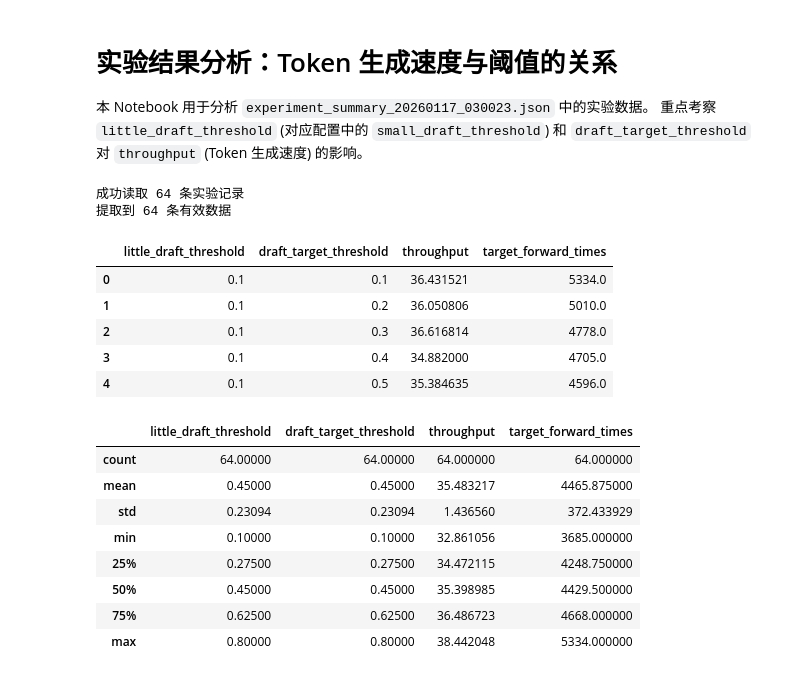
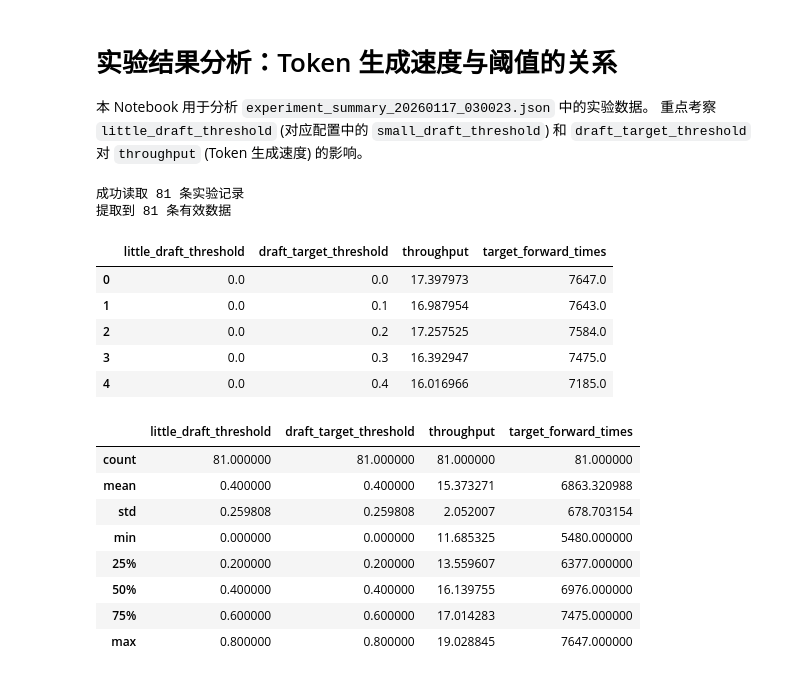
Before and after one commit to Nanji-Huaji/DuoDecoding, a Jupyter notebook: plot_thresholds_20260117.ipynb, the cells around one changed output. Saved outputs shown, nothing was run; the diff lists cells and outputs as text; code cells hidden in the pictures.

```diff
--- a/plot_thresholds_20260117.ipynb
+++ b/plot_thresholds_20260117.ipynb
@@ -15,7 +15,7 @@ plt.rcParams['font.sans-serif'] = ['SimHei', 'DejaVu Sans'] # 尝试支持中文
 plt.rcParams['axes.unicode_minus'] = False # 解决负号显示问题
 # %%
 # 读取数据
-file_path = "experiment_summary_20260117_030023.json"
+file_path = "experiment_summary_20260121_225503.json"
 
 try:
     with open(file_path, "r", encoding="utf-8") as f:
@@ -29,48 +29,48 @@ except FileNotFoundError:
 extracted_data = []
 for entry in data:
     config = entry.get("config", {})
     result = entry.get("result", {})
 
     # 提取阈值和吞吐量、目标模型前向传播次数
     # 注意：根据之前的观察，little_draft_threshold 在 config 中对应的键可能是 "small_draft_threshold"
     little_draft_thresh = config.get("small_draft_threshold")
     draft_target_thresh = config.get("draft_target_threshold")
     throughput = result.get("throughput")
     target_forward_times = result.get("target_forward_times")
 
     if little_draft_thresh is not None and draft_target_thresh is not None and throughput is not None:
         extracted_data.append({
             "little_draft_threshold": float(little_draft_thresh),
             "draft_target_threshold": float(draft_target_thresh),
             "throughput": float(throughput),
             "target_forward_times": float(target_forward_times) if target_forward_times is not None else None
         })
 
 # 创建 DataFrame
 df = pd.DataFrame(extracted_data)
 
 # 显示前几行
 print(f"提取到 {len(df)} 条有效数据")
 display(df.head())
 display(df.describe())
 # %% [output]
-成功读取 64 条实验记录
-提取到 64 条有效数据
+成功读取 81 条实验记录
+提取到 81 条有效数据
 |  | little_draft_threshold | draft_target_threshold | throughput | target_forward_times |
-| 0 | 0.1 | 0.1 | 36.431521 | 5334.0 |
-| 1 | 0.1 | 0.2 | 36.050806 | 5010.0 |
-| 2 | 0.1 | 0.3 | 36.616814 | 4778.0 |
-| 3 | 0.1 | 0.4 | 34.882000 | 4705.0 |
-| 4 | 0.1 | 0.5 | 35.384635 | 4596.0 |
+| 0 | 0.0 | 0.0 | 17.397973 | 7647.0 |
+| 1 | 0.0 | 0.1 | 16.987954 | 7643.0 |
+| 2 | 0.0 | 0.2 | 17.257525 | 7584.0 |
+| 3 | 0.0 | 0.3 | 16.392947 | 7475.0 |
+| 4 | 0.0 | 0.4 | 16.016966 | 7185.0 |
 |  | little_draft_threshold | draft_target_threshold | throughput | target_forward_times |
-| count | 64.00000 | 64.00000 | 64.000000 | 64.000000 |
-| mean | 0.45000 | 0.45000 | 35.483217 | 4465.875000 |
-| std | 0.23094 | 0.23094 | 1.436560 | 372.433929 |
-| min | 0.10000 | 0.10000 | 32.861056 | 3685.000000 |
-| 25% | 0.27500 | 0.27500 | 34.472115 | 4248.750000 |
-| 50% | 0.45000 | 0.45000 | 35.398985 | 4429.500000 |
-| 75% | 0.62500 | 0.62500 | 36.486723 | 4668.000000 |
-| max | 0.80000 | 0.80000 | 38.442048 | 5334.000000 |
+| count | 81.000000 | 81.000000 | 81.000000 | 81.000000 |
+| mean | 0.400000 | 0.400000 | 15.373271 | 6863.320988 |
+| std | 0.259808 | 0.259808 | 2.052007 | 678.703154 |
+| min | 0.000000 | 0.000000 | 11.685325 | 5480.000000 |
+| 25% | 0.200000 | 0.200000 | 13.559607 | 6377.000000 |
+| 50% | 0.400000 | 0.400000 | 16.139755 | 6976.000000 |
+| 75% | 0.600000 | 0.600000 | 17.014283 | 7475.000000 |
+| max | 0.800000 | 0.800000 | 19.028845 | 7647.000000 |
 # %%
 # 绘制折线图
 plt.figure(figsize=(12, 6))
```
Also changed, not shown: parts of 4 cells of this notebook, 3 other files.
